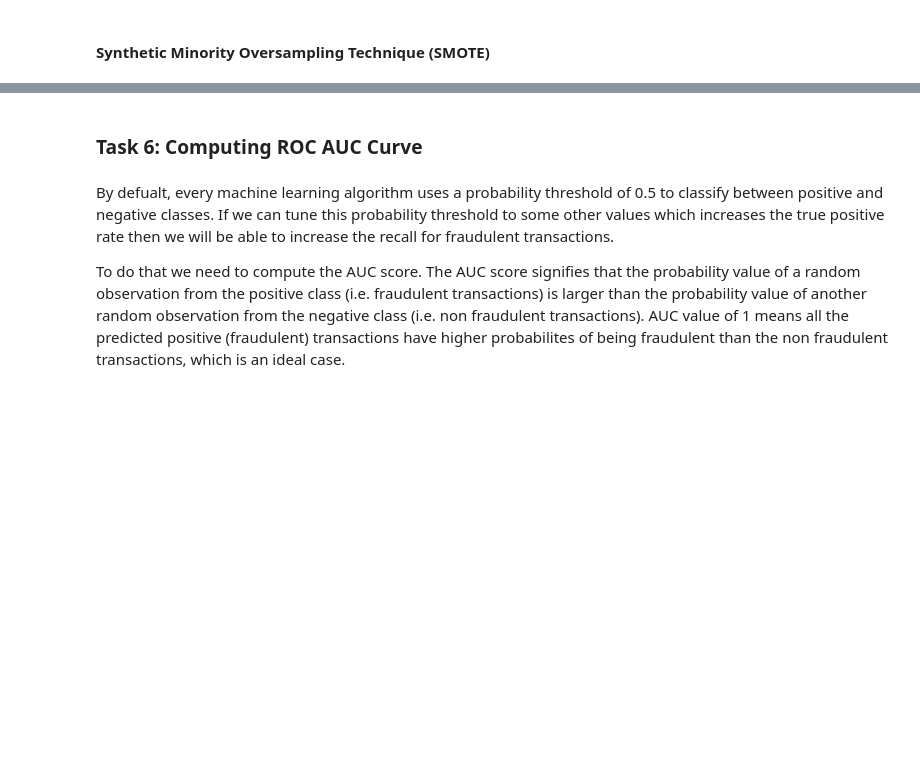
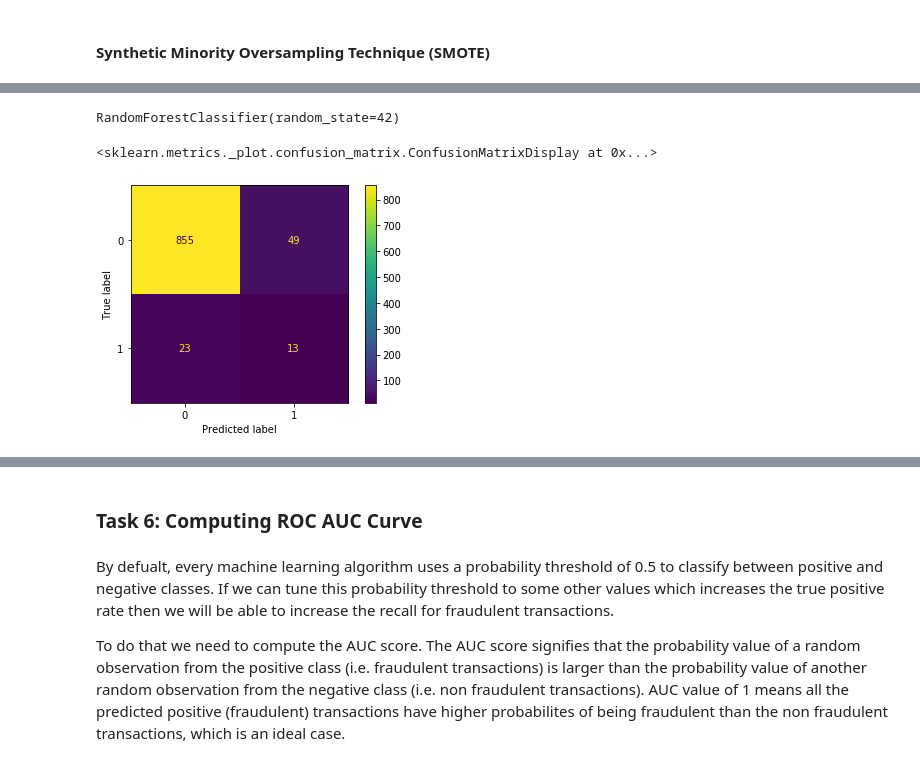
Before and after one commit to msaad1311/Fraud-Detection, a Jupyter notebook: handling_imbalanced_data.ipynb, the cells around one changed output, grey strips where cells are left out. Saved outputs shown, nothing was run; the diff lists cells and outputs as text; code cells hidden in the pictures; blank space fills up the shorter version.

```diff
--- a/handling_imbalanced_data.ipynb
+++ b/handling_imbalanced_data.ipynb
@@ -148,9 +183,25 @@ The imbalanced datasets are generally biased towards the majority class of the t
 ![alt text](images/smote.png "SMOTE")
 # %%
 # import imblearn library and resample the original data using SMOTE technique
+
+from imblearn.over_sampling import SMOTE
+
+smote = SMOTE(random_state=42)
+x_smote,y_smote = smote.fit_resample(x_train,y_train)
 # %%
 # train a random forest model on SMOTE data
+
+rf_smote = RandomForestClassifier(random_state=42)
+rf_smote.fit(x_smote,y_smote)
+# %% [output]
+RandomForestClassifier(random_state=42)
 # %%
 # predict the classes on test data using model built on SMOTE data and plot the confusion matrix
+y_pred_smote = rf_smote.predict(x_test)
+
+plot_confusion_matrix(rf_smote,x_test,y_test)
+# %% [output]
+<sklearn.metrics._plot.confusion_matrix.ConfusionMatrixDisplay at 0x...>
+[figure, added]
 # %%
 # print the classification report
```
Also changed, not shown: parts of 8 cells of this notebook.
